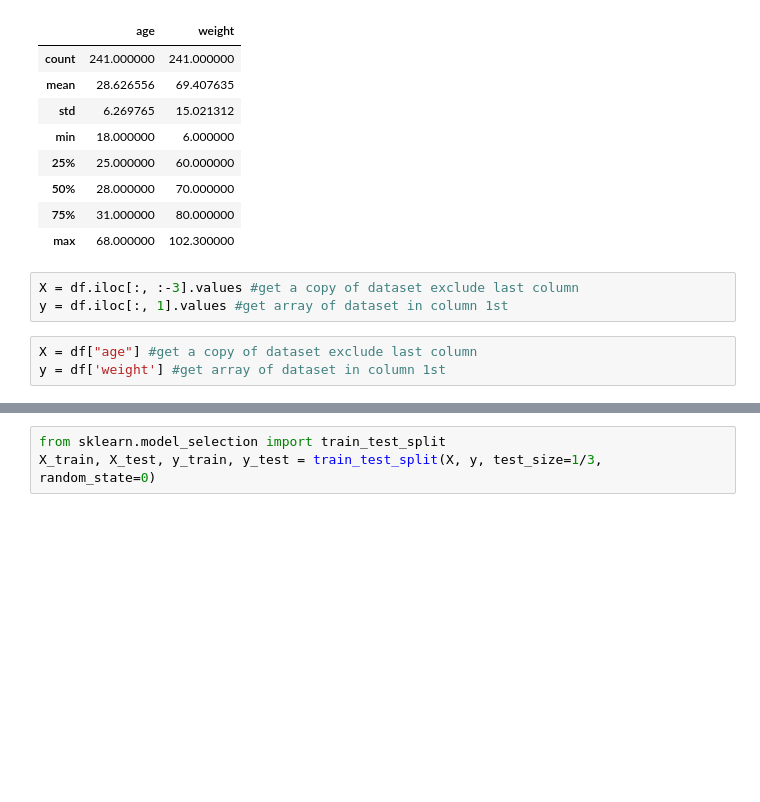
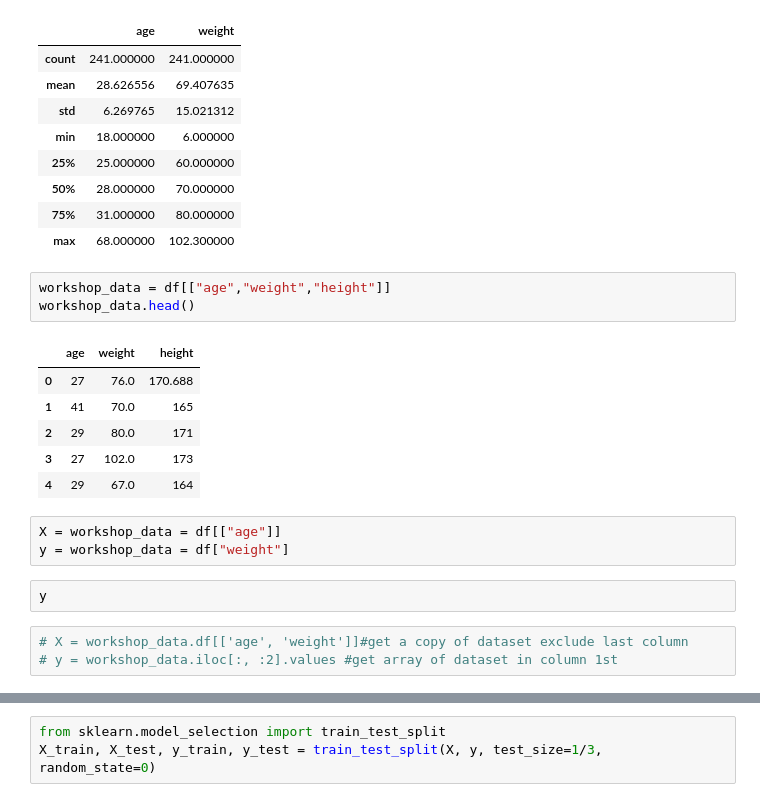
Before and after one commit to RizwanAle/pythonkachila-tasks, a Jupyter notebook: MLAsinmnet/ml.ipynb, the cells around one changed output, grey strips where cells are left out. Drawn from its saved outputs; the diff is of its cells as text; blank space fills up the shorter version.

```diff
--- a/MLAsinmnet/ml.ipynb
+++ b/MLAsinmnet/ml.ipynb
@@ -65,9 +81,21 @@ df.describe()
 | 50% | 28.000000 | 70.000000 |
 | 75% | 31.000000 | 80.000000 |
 | max | 68.000000 | 102.300000 |
+# %%
+workshop_data = df[["age","weight","height"]]
+workshop_data.head()
+# %% [output]
+|  | age | weight | height |
+| 0 | 27 | 76.0 | 170.688 |
+| 1 | 41 | 70.0 | 165 |
+| 2 | 29 | 80.0 | 171 |
+| 3 | 27 | 102.0 | 173 |
+| 4 | 29 | 67.0 | 164 |
+# %%
+X = workshop_data = df[["age"]]
+y = workshop_data = df["weight"]
+# %%
+y
 # %%
-X = df.iloc[:, :-3].values #get a copy of dataset exclude last column
-y = df.iloc[:, 1].values #get array of dataset in column 1st
+# X = workshop_data.df[['age', 'weight']]#get a copy of dataset exclude last column
+# y = workshop_data.iloc[:, :2].values #get array of dataset in column 1st
-# %%
-X = df["age"] #get a copy of dataset exclude last column
-y = df['weight'] #get array of dataset in column 1st
```
Also changed, not shown: parts of 5 cells of this notebook.
